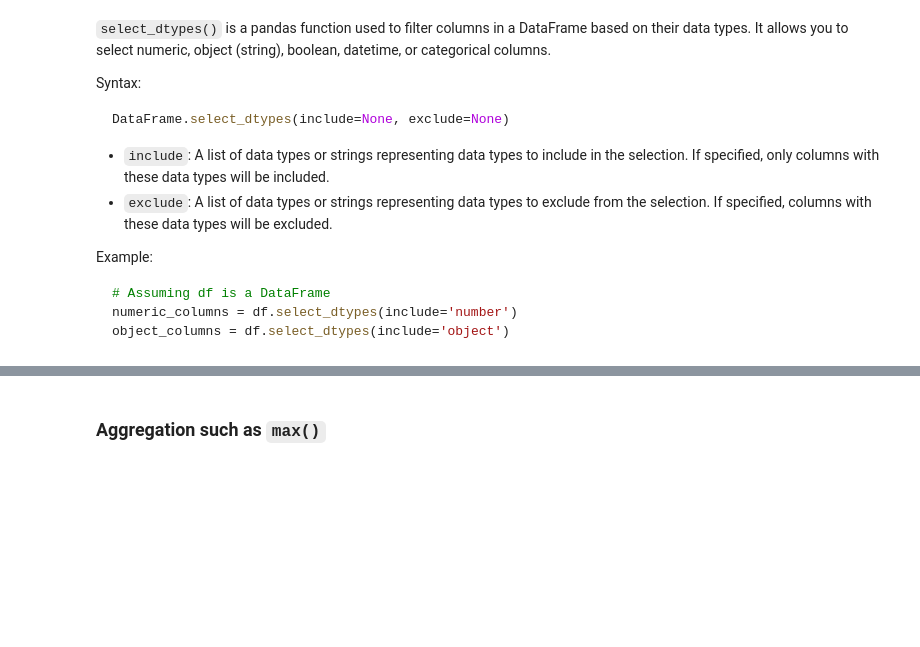
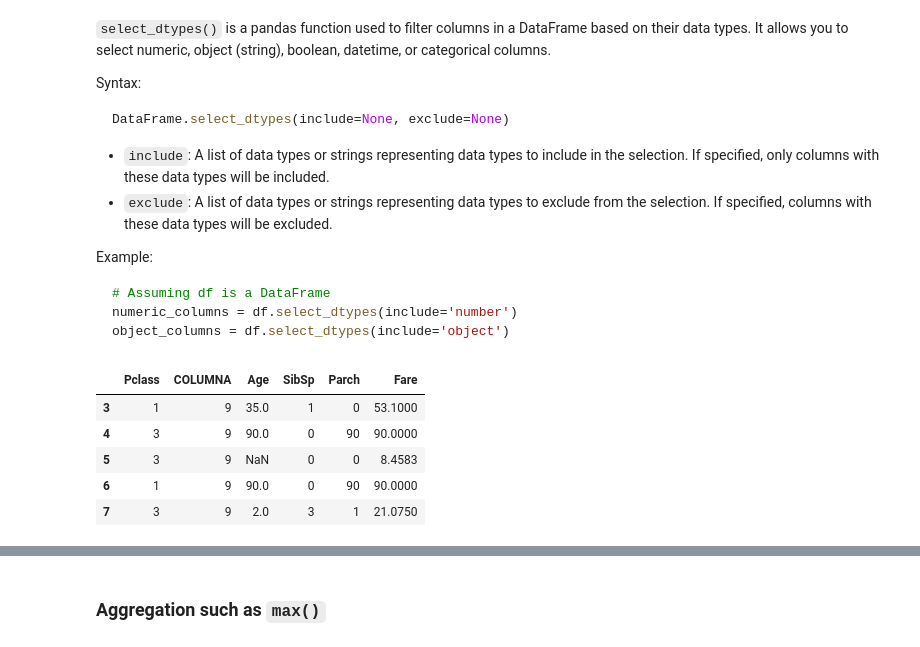
Before and after one commit to Ironhack-Data-Madrid-Enero-2024/apuntes_clase, a Jupyter notebook: semana_2/2.1_pandas.ipynb, the cells around one changed output, grey strips where cells are left out. Saved outputs shown, nothing was run; the diff lists cells and outputs as text; code cells hidden in the pictures; blank space fills up the shorter version.

````diff
--- a/semana_2/2.1_pandas.ipynb
+++ b/semana_2/2.1_pandas.ipynb
@@ -1144,3 +1368,12 @@ Example:
 numeric_columns = df.select_dtypes(include='number')
 object_columns = df.select_dtypes(include='object')
 ```
+# %%
+titanic_df.select_dtypes(include='number').head()
+# %% [output]
+|  | Pclass | COLUMNA | Age | SibSp | Parch | Fare |
+| 3 | 1 | 9 | 35.0 | 1 | 0 | 53.1000 |
+| 4 | 3 | 9 | 90.0 | 0 | 90 | 90.0000 |
+| 5 | 3 | 9 | NaN | 0 | 0 | 8.4583 |
+| 6 | 1 | 9 | 90.0 | 0 | 90 | 90.0000 |
+| 7 | 3 | 9 | 2.0 | 3 | 1 | 21.0750 |
````
Also changed, not shown: parts of 48 cells of this notebook, 4 other files.
